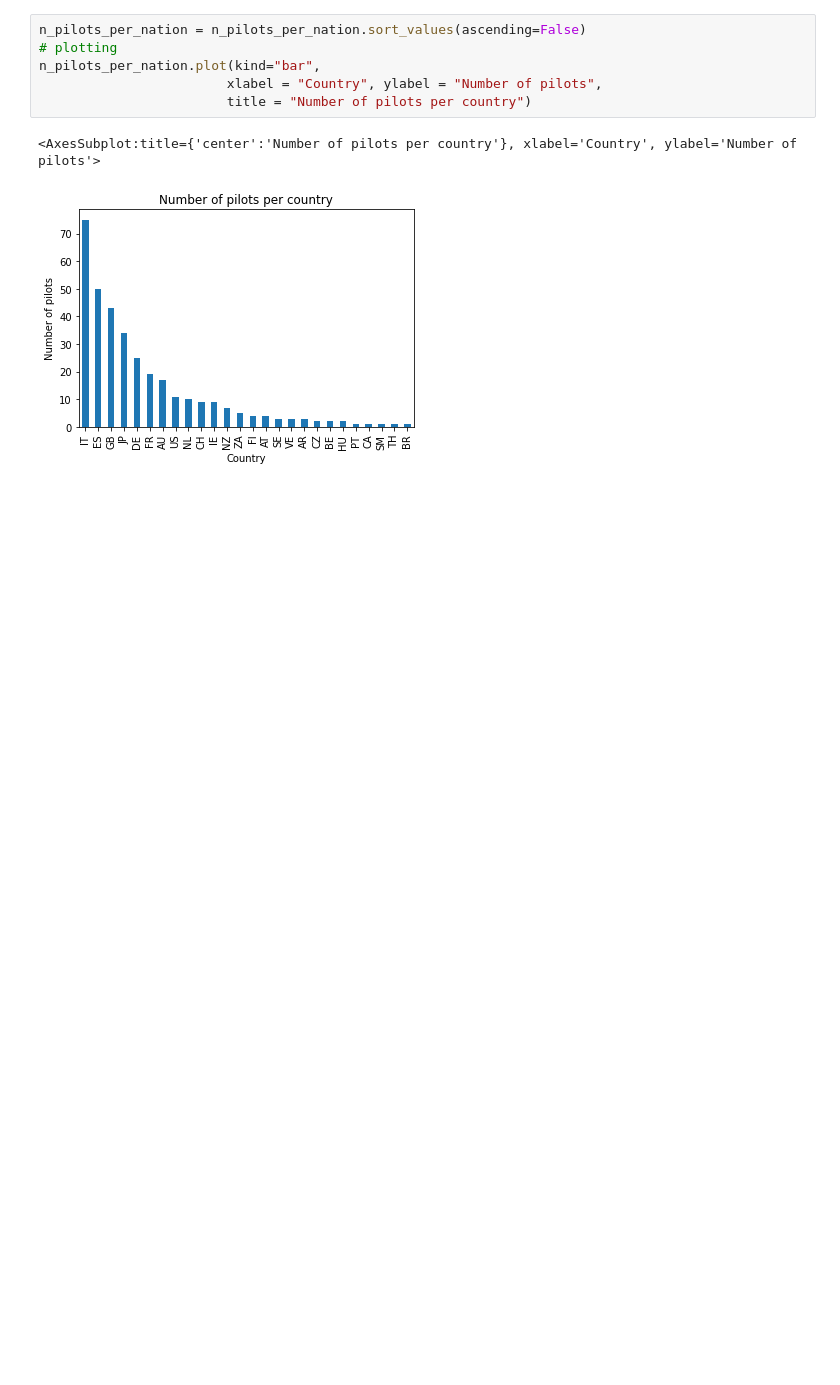
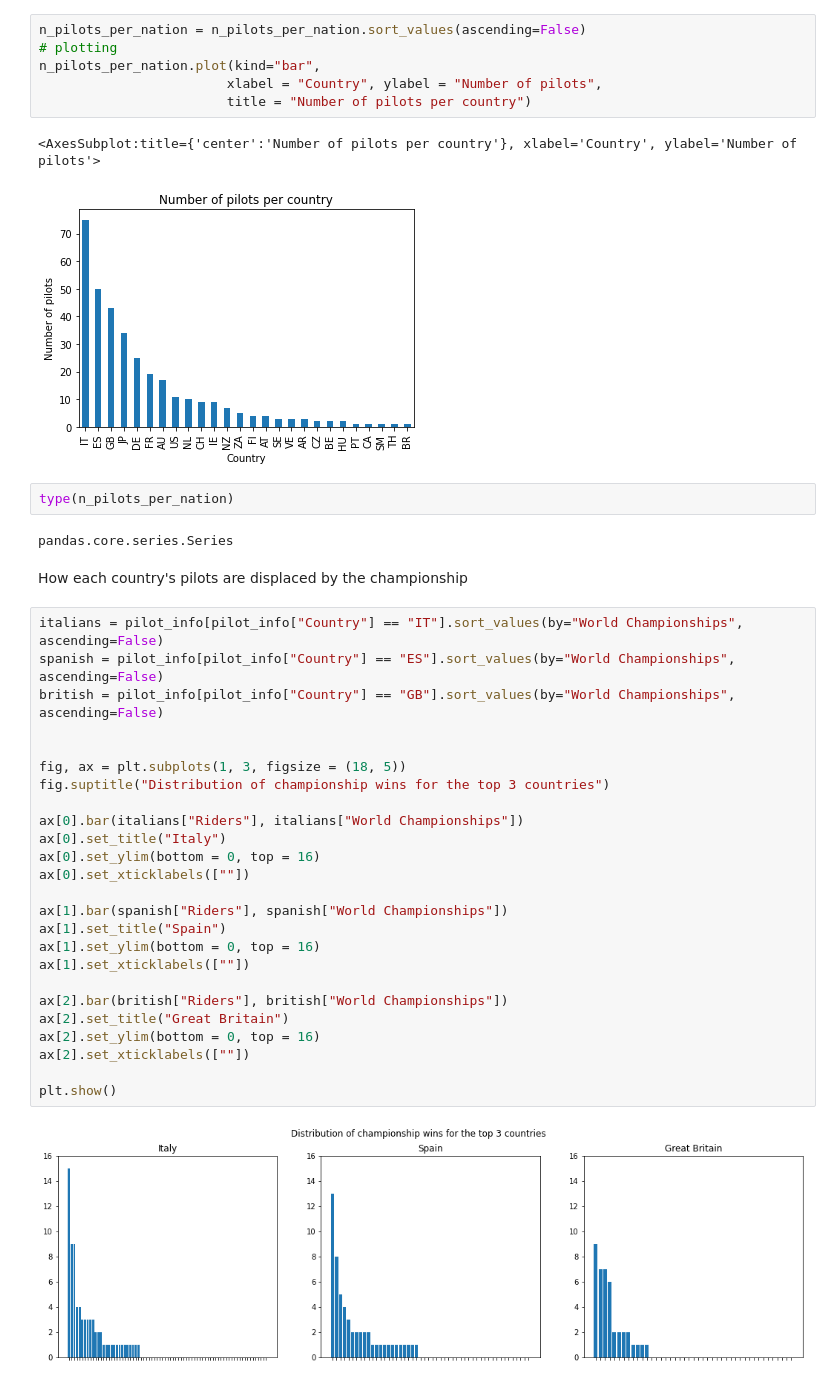
Before and after one commit to amalsalilan/which-nation-excels-in-the-MotoGP, a Jupyter notebook: Notebook.ipynb, the cells around one changed output. Drawn from its saved outputs; the diff is of its cells as text; blank space fills up the shorter version.

```diff
--- a/Notebook.ipynb
+++ b/Notebook.ipynb
@@ -435,3 +435,36 @@ n_pilots_per_nation.plot(kind="bar",
 # %% [output]
 <AxesSubplot:title={'center':'Number of pilots per country'}, xlabel='Country', ylabel='Number of pilots'>
 [figure]
+# %%
+type(n_pilots_per_nation)
+# %% [output]
+pandas.core.series.Series
+# %% [markdown]
+How each country's pilots are displaced by the championship
+# %%
+italians = pilot_info[pilot_info["Country"] == "IT"].sort_values(by="World Championships", ascending=False)
+spanish = pilot_info[pilot_info["Country"] == "ES"].sort_values(by="World Championships", ascending=False)
+british = pilot_info[pilot_info["Country"] == "GB"].sort_values(by="World Championships", ascending=False)
+
+
+fig, ax = plt.subplots(1, 3, figsize = (18, 5))
+fig.suptitle("Distribution of championship wins for the top 3 countries")
+
+ax[0].bar(italians["Riders"], italians["World Championships"])
+ax[0].set_title("Italy")
+ax[0].set_ylim(bottom = 0, top = 16)
+ax[0].set_xticklabels([""])
+
+ax[1].bar(spanish["Riders"], spanish["World Championships"])
+ax[1].set_title("Spain")
+ax[1].set_ylim(bottom = 0, top = 16)
+ax[1].set_xticklabels([""])
+
+ax[2].bar(british["Riders"], british["World Championships"])
+ax[2].set_title("Great Britain")
+ax[2].set_ylim(bottom = 0, top = 16)
+ax[2].set_xticklabels([""])
+
+plt.show()
+# %% [output]
+[figure, added]
```
Also changed, not shown: parts of 5 cells of this notebook.
